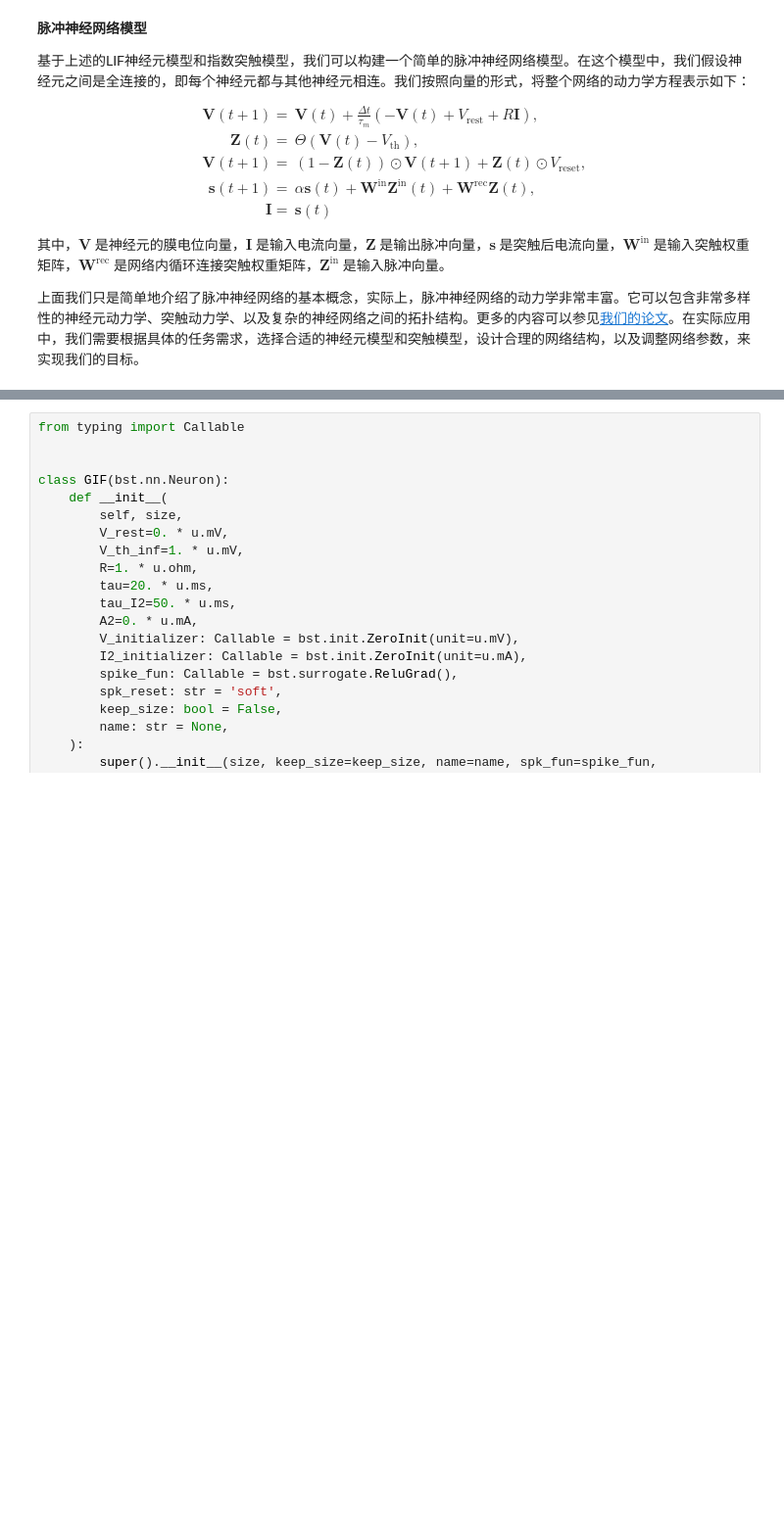
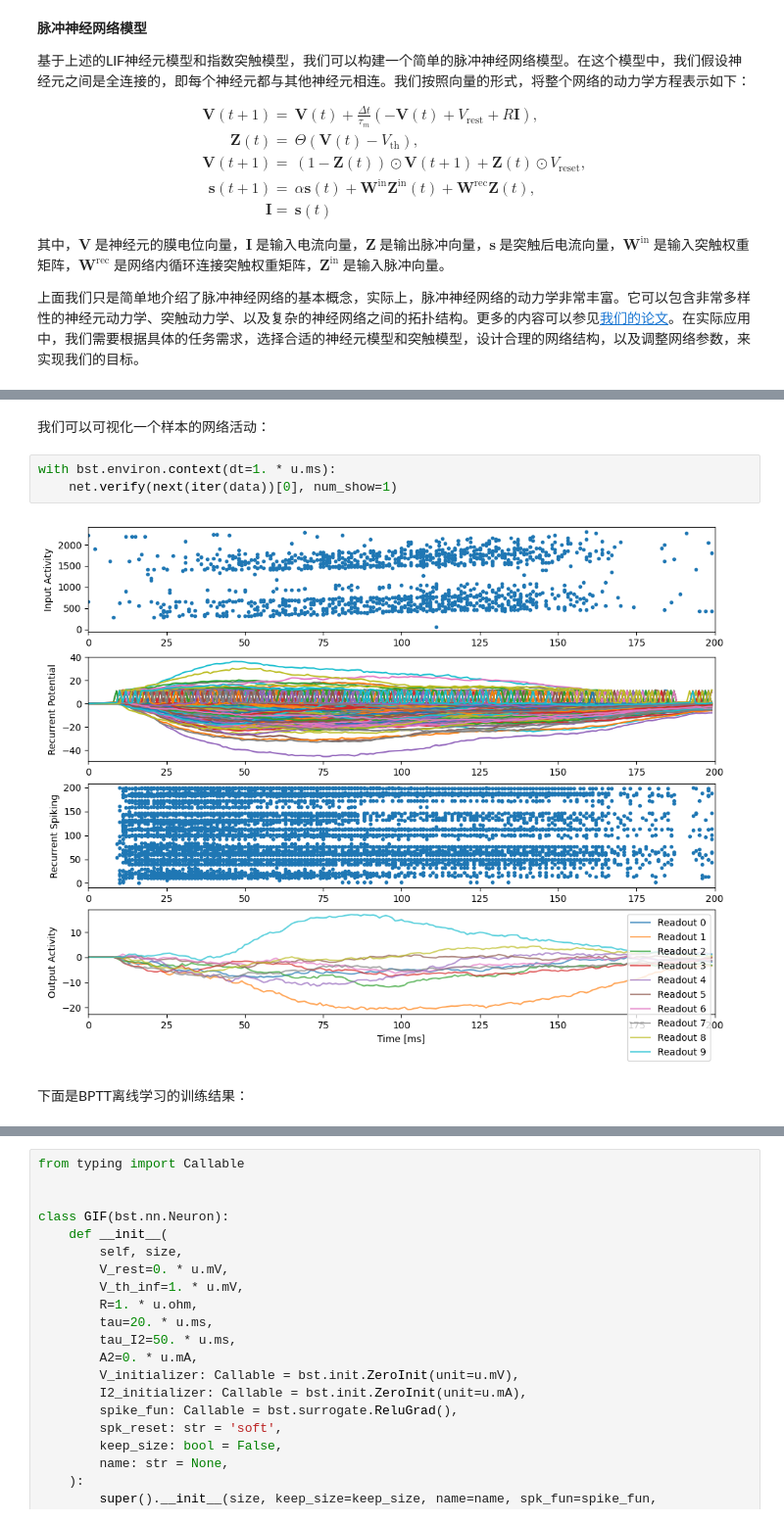
Before and after one commit to chaobrain/brainscale, a Jupyter notebook: docs/quickstart/snn_online_learning-zh.ipynb, the cells around one changed output, grey strips where cells are left out. Shown at 98% size. Saved outputs shown, nothing was run; the diff lists cells and outputs as text; blank space fills up the shorter version.

```diff
--- a/docs/quickstart/snn_online_learning-zh.ipynb
+++ b/docs/quickstart/snn_online_learning-zh.ipynb
@@ -95,0 +434,9 @@ $$
+# %% [markdown]
+我们可以可视化一个样本的网络活动：
+# %%
+with bst.environ.context(dt=1. * u.ms):
+    net.verify(next(iter(data))[0], num_show=1)
+# %% [output]
+[figure, added]
+# %% [markdown]
+下面是BPTT离线学习的训练结果：
```
Also changed, not shown: parts of 47 cells of this notebook, 12 other files.
